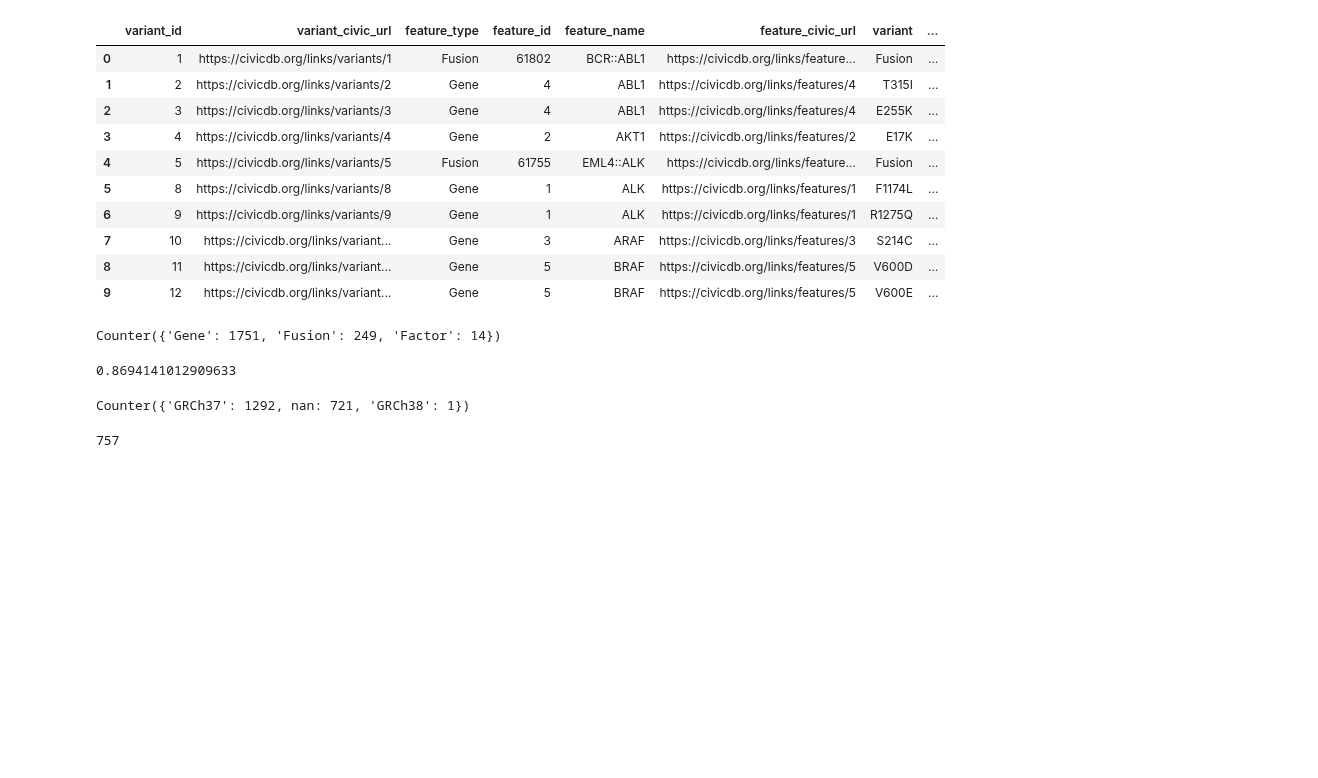
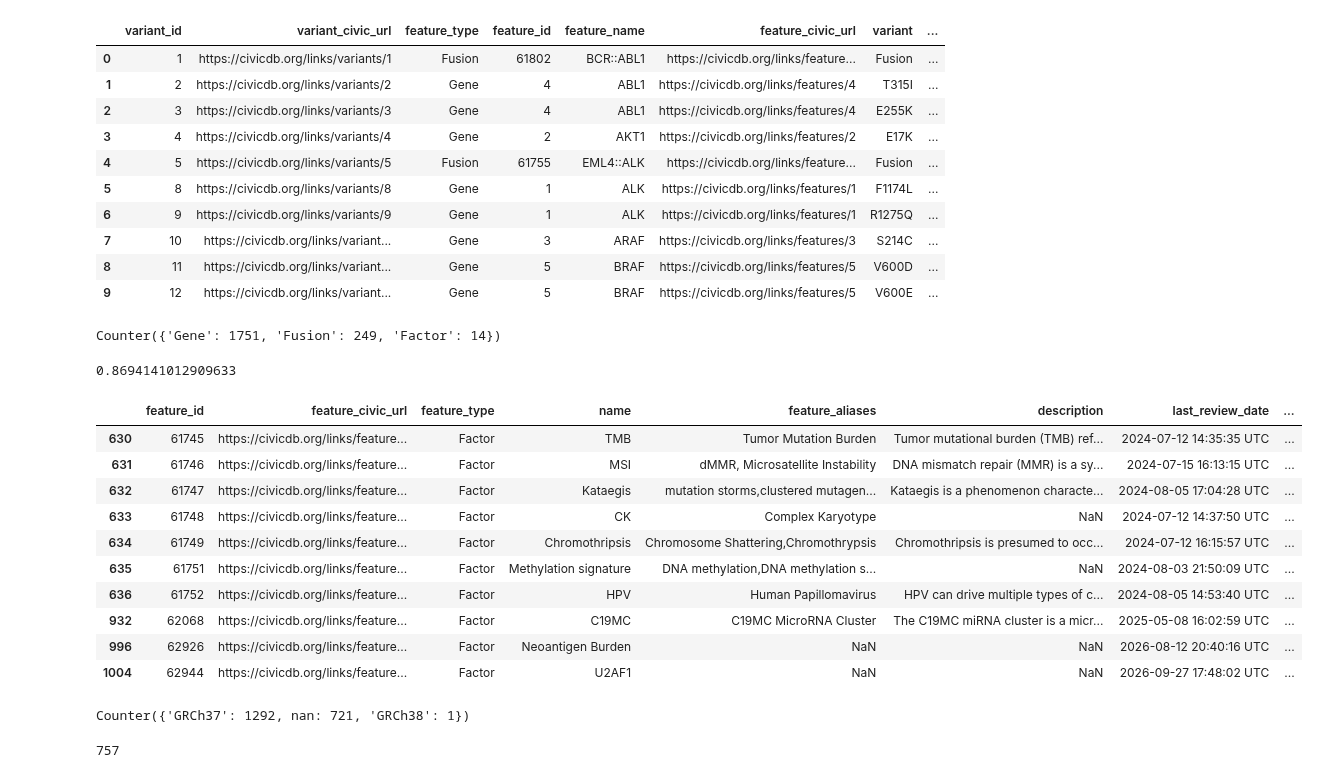
Before and after one commit to EBIvariation/CMAT, a Jupyter notebook: data-exploration/other/civic-investigation.ipynb, the cells around one changed output. Cells and saved outputs as stored; diff of their text form; code cells hidden in the pictures; blank space fills up the shorter version.

```diff
--- a/data-exploration/other/civic-investigation.ipynb
+++ b/data-exploration/other/civic-investigation.ipynb
@@ -293,6 +317,21 @@ Counter({'Gene': 1751, 'Fusion': 249, 'Factor': 14})
 1751/n_variants
 # %% [output]
 0.8694141012909633
+# %%
+# factors are complicated, though there are very few of them!
+features[features.feature_type == 'Factor']
+# %% [output]
+|  | feature_id | feature_civic_url | feature_type | name | feature_aliases | description | last_review_date | ... |
+| 630 | 61745 | https://civicdb.org/links/feature... | Factor | TMB | Tumor Mutation Burden | Tumor mutational burden (TMB) ref... | 2024-07-12 14:35:35 UTC | ... |
+| 631 | 61746 | https://civicdb.org/links/feature... | Factor | MSI | dMMR, Microsatellite Instability | DNA mismatch repair (MMR) is a sy... | 2024-07-15 16:13:15 UTC | ... |
+| 632 | 61747 | https://civicdb.org/links/feature... | Factor | Kataegis | mutation storms,clustered mutagen... | Kataegis is a phenomenon characte... | 2024-08-05 17:04:28 UTC | ... |
+| 633 | 61748 | https://civicdb.org/links/feature... | Factor | CK | Complex Karyotype | NaN | 2024-07-12 14:37:50 UTC | ... |
+| 634 | 61749 | https://civicdb.org/links/feature... | Factor | Chromothripsis | Chromosome Shattering,Chromothrypsis | Chromothripsis is presumed to occ... | 2024-07-12 16:15:57 UTC | ... |
+| 635 | 61751 | https://civicdb.org/links/feature... | Factor | Methylation signature | DNA methylation,DNA methylation s... | NaN | 2024-08-03 21:50:09 UTC | ... |
+| 636 | 61752 | https://civicdb.org/links/feature... | Factor | HPV | Human Papillomavirus | HPV can drive multiple types of c... | 2024-08-05 14:53:40 UTC | ... |
+| 932 | 62068 | https://civicdb.org/links/feature... | Factor | C19MC | C19MC MicroRNA Cluster | The C19MC miRNA cluster is a micr... | 2025-05-08 16:02:59 UTC | ... |
+| 996 | 62926 | https://civicdb.org/links/feature... | Factor | Neoantigen Burden | NaN | NaN | 2026-08-12 20:40:16 UTC | ... |
+| 1004 | 62944 | https://civicdb.org/links/feature... | Factor | U2AF1 | NaN | NaN | 2026-09-27 17:48:02 UTC | ... |
 # %%
 # Almost all are on GRCh37 or missing a reference (?!)
 Counter(variants.reference_build)
```
Also changed, not shown: parts of 10 cells of this notebook.
